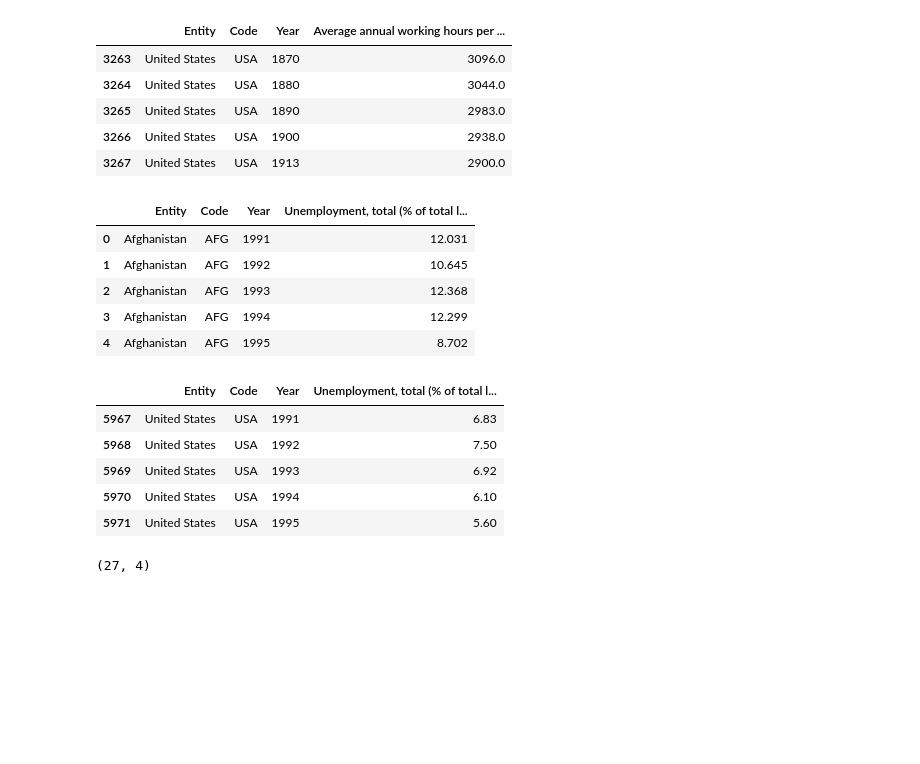
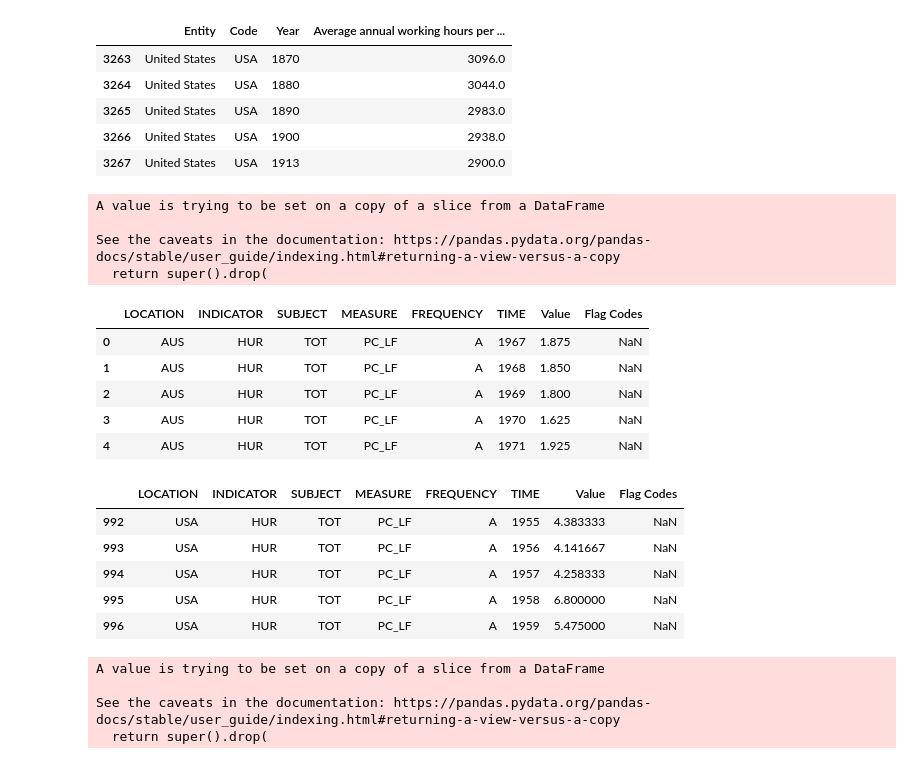
Before and after one commit to kkirstan/Quality-of-Life-vs.-Working-Hours-in-the-U.S., a Jupyter notebook: Quality of Life.ipynb, the cells around one changed output. Cells and saved outputs as stored; diff of their text form; code cells hidden in the pictures; blank space fills up the shorter version.

```diff
--- a/Quality of Life.ipynb
+++ b/Quality of Life.ipynb
@@ -30,29 +30,39 @@ WH_USA_df.head()
 | 3265 | United States | USA | 1890 | 2983.0 |
 | 3266 | United States | USA | 1900 | 2938.0 |
 | 3267 | United States | USA | 1913 | 2900.0 |
+# %%
+WH_USA_df.drop(['Entity'], axis=1, inplace=True)
+# %% [output]
+A value is trying to be set on a copy of a slice from a DataFrame
+
+See the caveats in the documentation: https://pandas.pydata.org/pandas-docs/stable/user_guide/indexing.html#returning-a-view-versus-a-copy
+  return super().drop(
 # %%
 #Read life expectancy on the world
-Unemp_data = pd.read_csv('data/unemployment-rate.csv')
+Unemp_data = pd.read_csv('data/unemployment-rate-OECD.csv')
 Unemp_data.head()
 # %% [output]
-|  | Entity | Code | Year | Unemployment, total (% of total l... |
-| 0 | Afghanistan | AFG | 1991 | 12.031 |
-| 1 | Afghanistan | AFG | 1992 | 10.645 |
-| 2 | Afghanistan | AFG | 1993 | 12.368 |
-| 3 | Afghanistan | AFG | 1994 | 12.299 |
-| 4 | Afghanistan | AFG | 1995 | 8.702 |
+|  | LOCATION | INDICATOR | SUBJECT | MEASURE | FREQUENCY | TIME | Value | Flag Codes |
+| 0 | AUS | HUR | TOT | PC_LF | A | 1967 | 1.875 | NaN |
+| 1 | AUS | HUR | TOT | PC_LF | A | 1968 | 1.850 | NaN |
+| 2 | AUS | HUR | TOT | PC_LF | A | 1969 | 1.800 | NaN |
+| 3 | AUS | HUR | TOT | PC_LF | A | 1970 | 1.625 | NaN |
+| 4 | AUS | HUR | TOT | PC_LF | A | 1971 | 1.925 | NaN |
 # %%
-filt=(Unemp_data["Code"]=='USA')
+filt=(Unemp_data["LOCATION"]=='USA')
 Unemp_USA_df=Unemp_data[filt]
 Unemp_USA_df.head()
 # %% [output]
-|  | Entity | Code | Year | Unemployment, total (% of total l... |
-| 5967 | United States | USA | 1991 | 6.83 |
-| 5968 | United States | USA | 1992 | 7.50 |
-| 5969 | United States | USA | 1993 | 6.92 |
-| 5970 | United States | USA | 1994 | 6.10 |
-| 5971 | United States | USA | 1995 | 5.60 |
+|  | LOCATION | INDICATOR | SUBJECT | MEASURE | FREQUENCY | TIME | Value | Flag Codes |
+| 992 | USA | HUR | TOT | PC_LF | A | 1955 | 4.383333 | NaN |
+| 993 | USA | HUR | TOT | PC_LF | A | 1956 | 4.141667 | NaN |
+| 994 | USA | HUR | TOT | PC_LF | A | 1957 | 4.258333 | NaN |
+| 995 | USA | HUR | TOT | PC_LF | A | 1958 | 6.800000 | NaN |
+| 996 | USA | HUR | TOT | PC_LF | A | 1959 | 5.475000 | NaN |
-# %%
-Unemp_USA_df.shape
-# %% [output]
-(27, 4)
+# %%
+Unemp_USA_df.drop(['INDICATOR', 'SUBJECT', 'MEASURE', 'FREQUENCY', 'Flag Codes'], axis=1, inplace=True)
+# %% [output]
+A value is trying to be set on a copy of a slice from a DataFrame
+
+See the caveats in the documentation: https://pandas.pydata.org/pandas-docs/stable/user_guide/indexing.html#returning-a-view-versus-a-copy
+  return super().drop(
```
Also changed, not shown: parts of 6 cells of this notebook, 1 other file.
